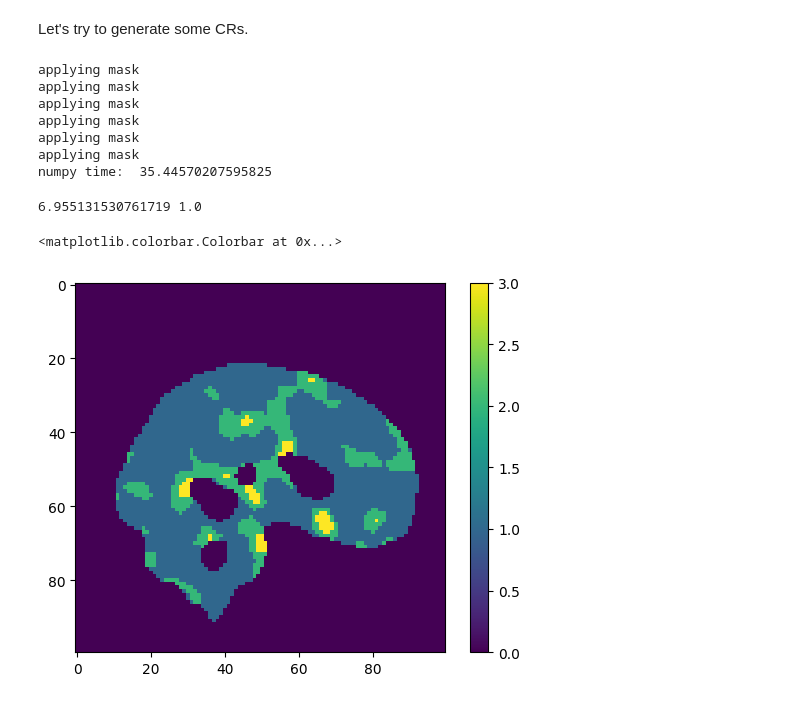
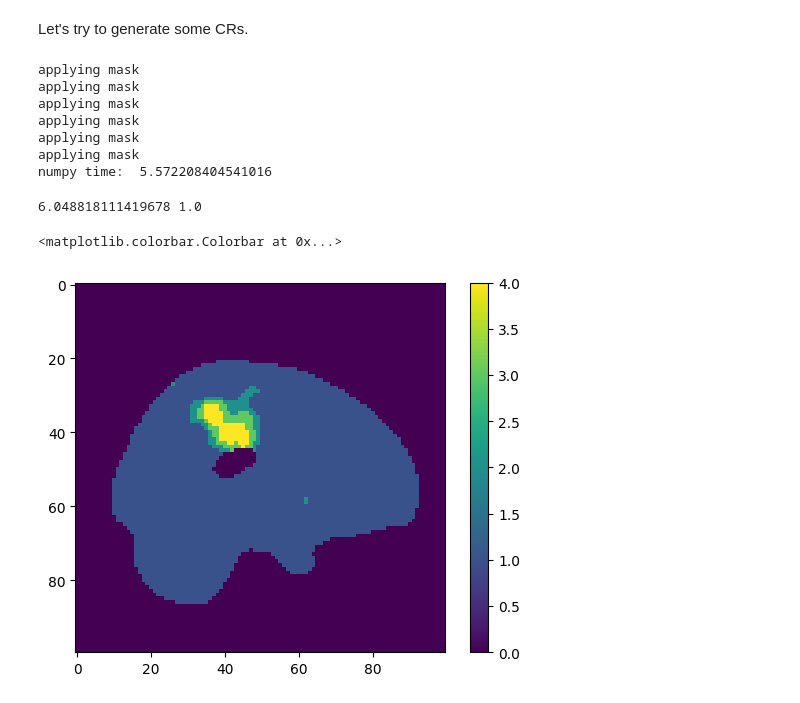
Before and after one commit to TomMaullin/crtoolbox, a Jupyter notebook: src/test_nb.ipynb, the cells around one changed output. Cells and saved outputs as stored; diff of their text form; code cells hidden in the pictures.

```diff
--- a/src/test_nb.ipynb
+++ b/src/test_nb.ipynb
@@ -260,7 +260,7 @@ First, we generate some test data.
 # Parameters for data generation
 n = 30
 p = 3
-out_dir = '/home/tommaullin/Documents/ConfSets_Rehaul/'
+out_dir = "C:\\Users\\user\\Documents\\ConfSets_Rehaul\\"#'/home/tommaullin/Documents/ConfSets_Rehaul/'
 
 # Generate some test data
 y_files, beta_files, X = generate_data(n, p, out_dir)
@@ -302,33 +302,33 @@ applying mask
 applying mask
 applying mask
 applying mask
-numpy time:  35.44570207595825
+numpy time:  5.572208404541016
 # %%
 i = 20
-slice = 50
+slice = 40
 
 # Read in muhat
 muhat = np.array(nib.load(muhat_file).get_fdata())
 
 # Make a mask
 mask = muhat != 0
 
 # Create the image
 display_image = 1*mask[:,:,:,0] + 1*FcHat_plus[i,:,:,:] + 1*FcHat[:,:,:] + 1*FcHat_minus[i,:,:,:]
 
 # Transpose the last two dimensions of the image
 display_image = display_image.transpose((0,2,1))
 
 # Flip the second dimension of the image
 display_image = np.flip(display_image,axis=1)
 
 print(a_estBdry[i],p[i])
 plt.imshow(display_image[slice,:,:])
 plt.colorbar()
 # %% [output]
-6.955131530761719 1.0
+6.048818111419678 1.0
 <matplotlib.colorbar.Colorbar at 0x...>
-[figure, old version]
+[figure, new version]
 # %%
 # Load in muhat and make an image of it
 muhat = nib.load(muhat_file).get_fdata()
```
Also changed, not shown: parts of 11 cells of this notebook, 15 other files.
